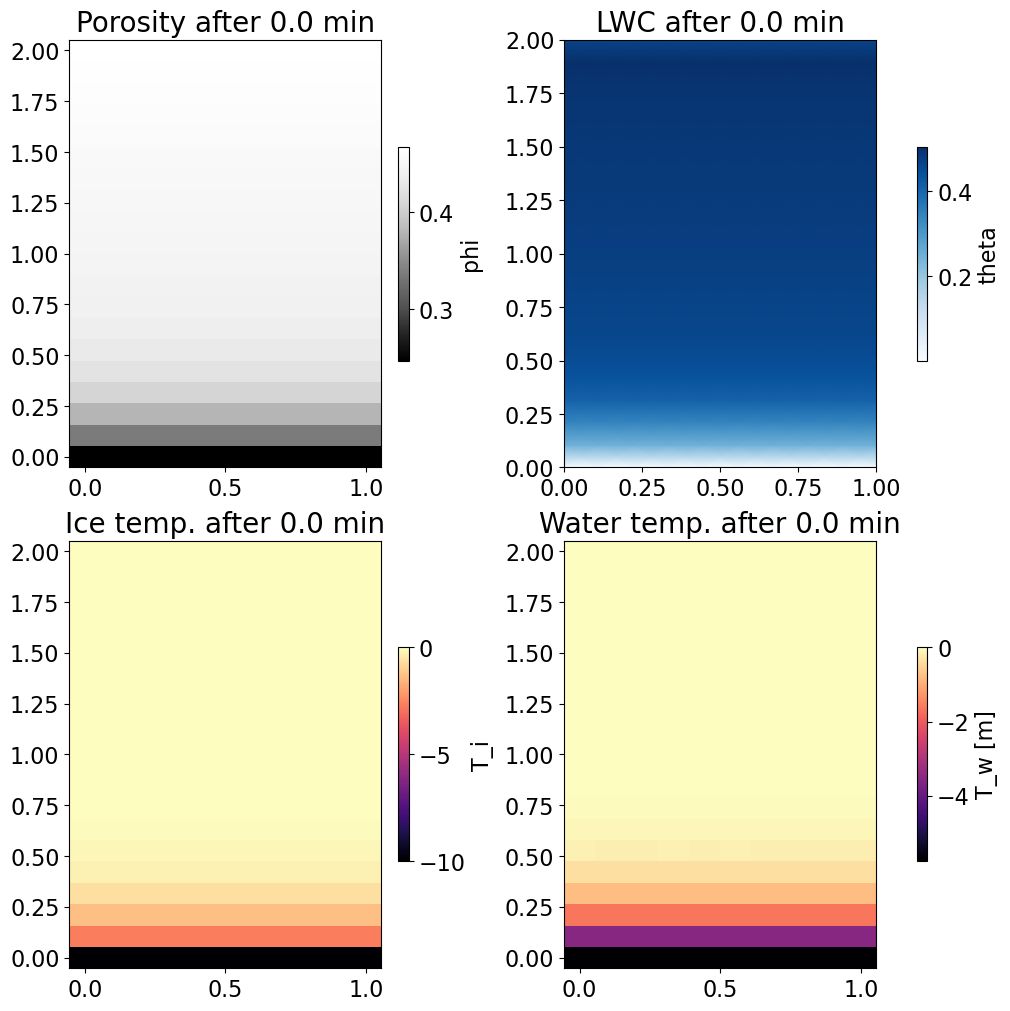
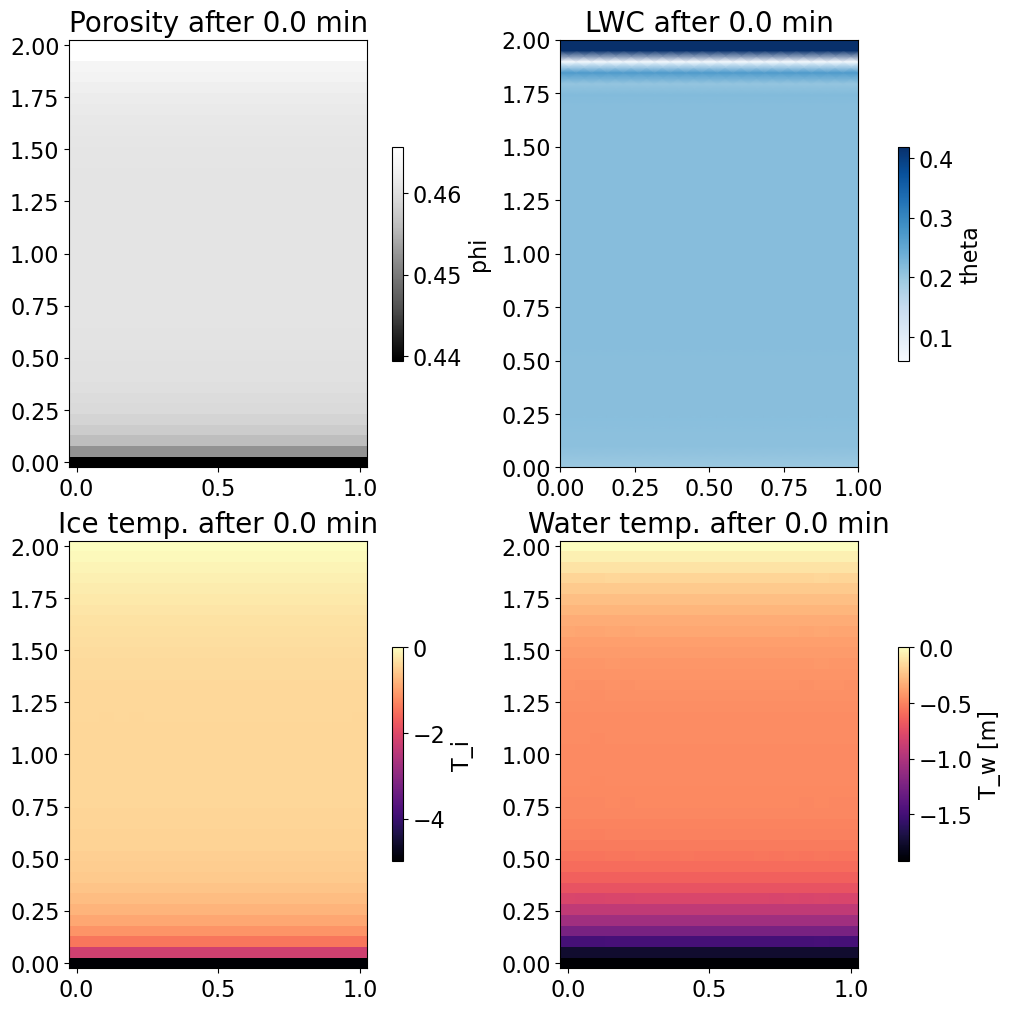
The notebook cell's code change between the first figure and the second:
--- before
+++ after
@@ -7,5 +7,5 @@
 #ax[0,0].set_ylim(1.8,2)
 
-pmsh2 = ax[0,1].pcolormesh(x_plot, z_plot, sat, cmap="Blues", shading="gouraud")
+pmsh2 = ax[0,1].pcolormesh(x_plot, z_plot, theta_tot, cmap="Blues", shading="gouraud")
 ax[0,1].set_title(f"LWC after {time/60:.1f} min", fontsize=20)
 plt.xticks(fontsize=16)

Commit: kleine Anpassungen in der Hoffnung dass es hilft...